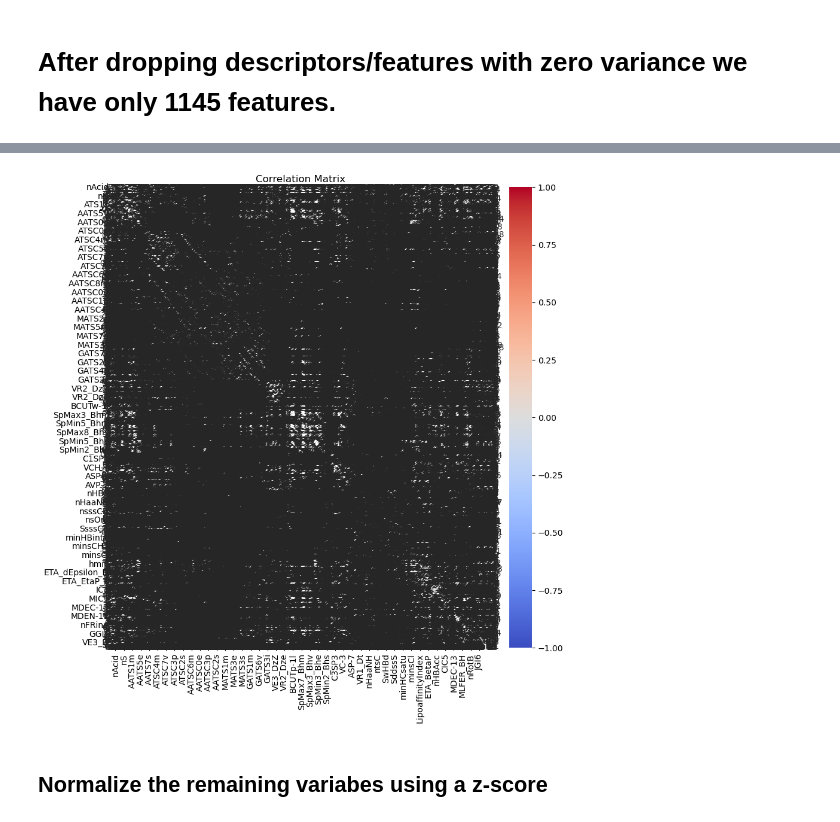
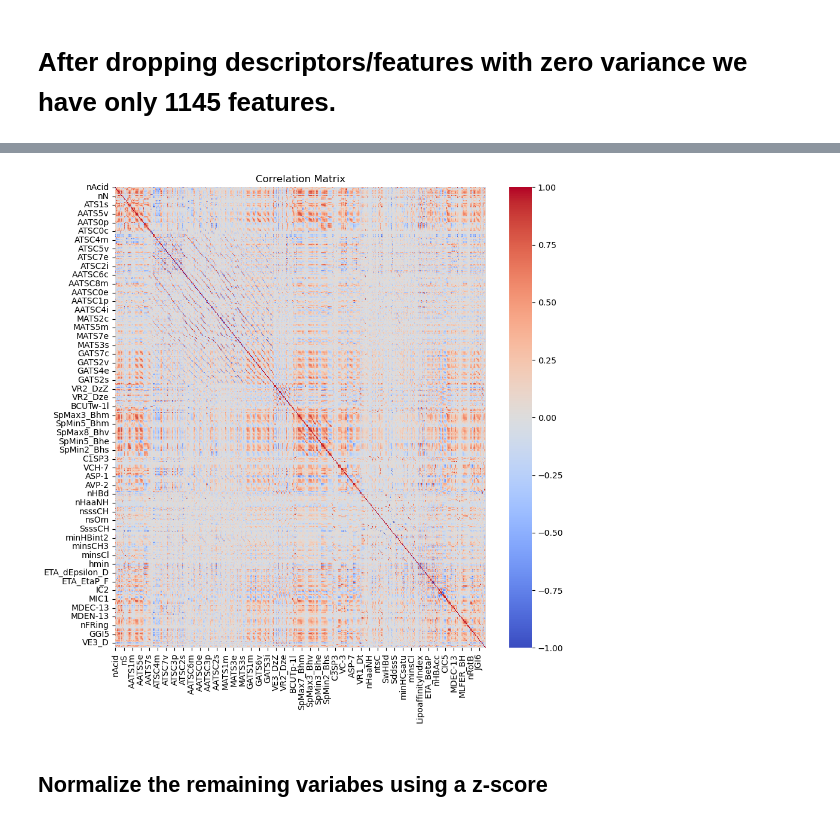
Before and after one commit to tylersmed/LCA_Machine_Learning, a Jupyter notebook: recreating-paper/data-processing-2.ipynb, the cells around one changed output, grey strips where cells are left out. Saved outputs shown, nothing was run; the diff lists cells and outputs as text; code cells hidden in the pictures.

```diff
--- a/recreating-paper/data-processing-2.ipynb
+++ b/recreating-paper/data-processing-2.ipynb
@@ -90,7 +90,7 @@ corr = df_filtered.corr()
 highly_correlated_columns = set()
 for i in range(len(corr)):
     for j in range(i):
-        if corr.iloc[i, j] > 0.90:
+        if corr.iloc[i, j] > 0.90 and i != j:
             highly_correlated_columns.add(corr.columns[i])
             # Only one of any two features is dropped.
             # highly_correlated_columns.add(corr.columns[j])
@@ -145,11 +145,11 @@ GWP     1.000000
 # %%
 # Visualize the correlation matrix
 plt.figure(figsize=(10, 10))
-sns.heatmap(corr, annot=True, cmap='coolwarm')
+sns.heatmap(corr, annot=False, cmap='coolwarm')
 plt.title('Correlation Matrix')
 plt.show()
 # %% [output]
-[figure, old version]
+[figure, new version]
 # %% [markdown]
 ## Normalize the remaining variabes using a z-score
 # %%
```
Also changed, not shown: parts of 2 cells of this notebook, 3 other files.
